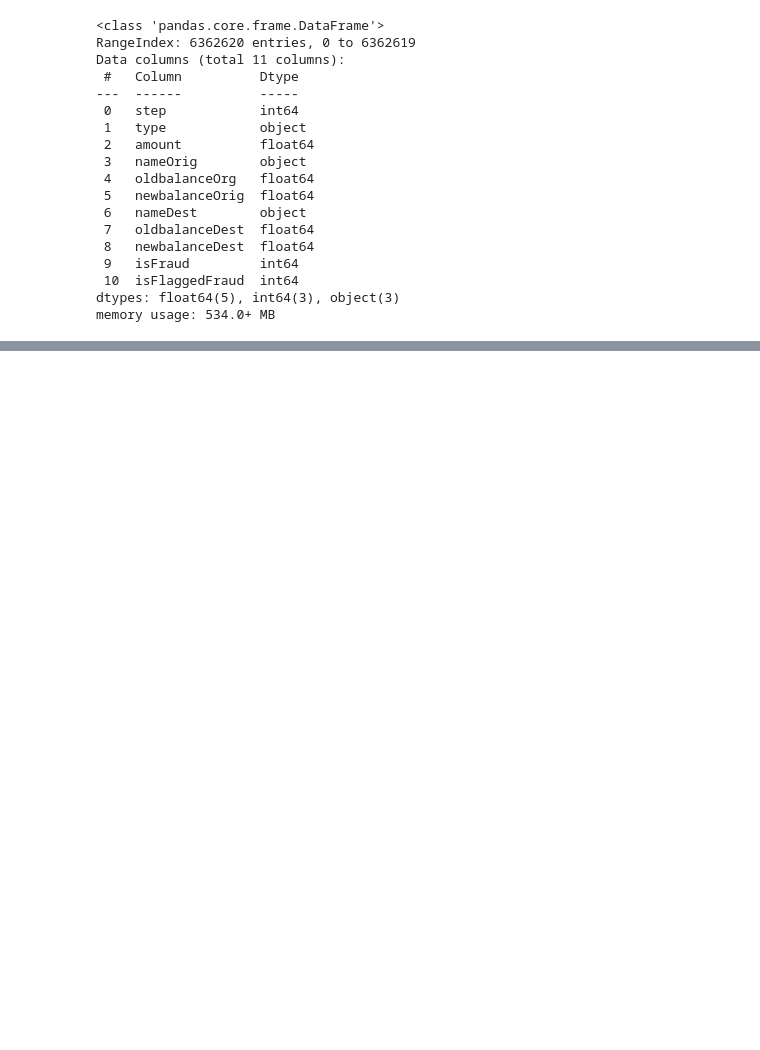
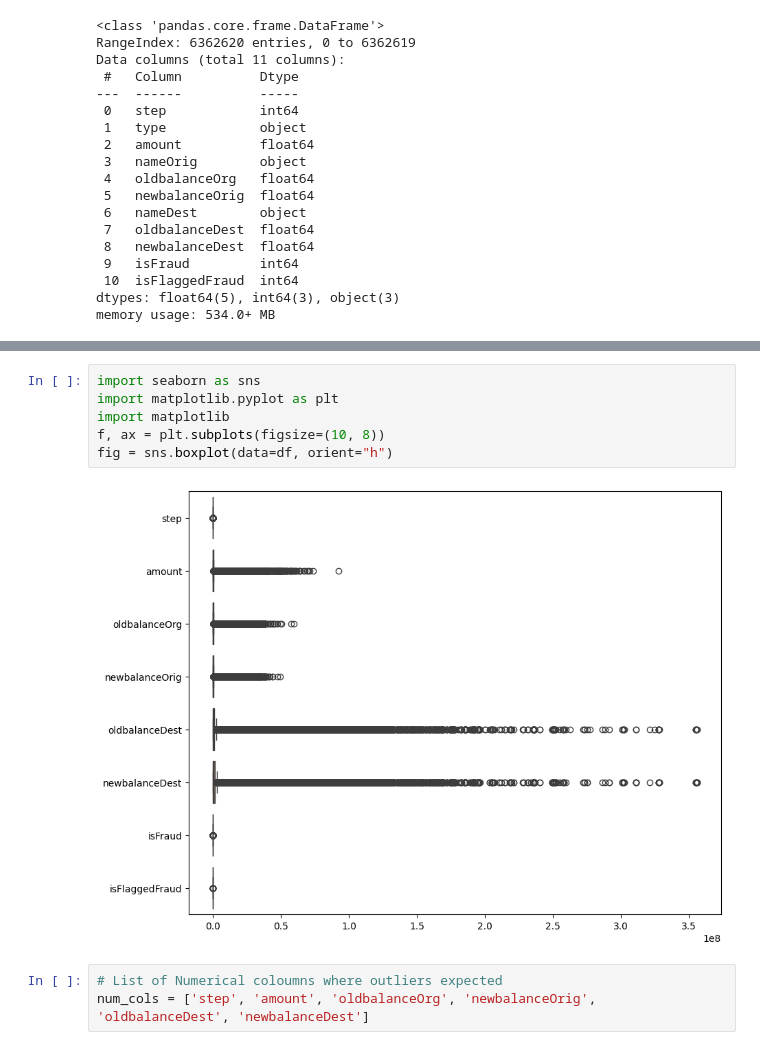
Before and after one commit to Subodhtiwari2003/Online-Payment-Fraud-Detection, a Jupyter notebook: online-payment-fraud-detection.ipynb, the cells around one changed output, grey strips where cells are left out. Saved outputs shown, nothing was run; the diff lists cells and outputs as text; blank space fills up the shorter version.

```diff
--- a/online-payment-fraud-detection.ipynb
+++ b/online-payment-fraud-detection.ipynb
@@ -37,0 +75,11 @@ memory usage: 534.0+ MB
+# %%
+import seaborn as sns
+import matplotlib.pyplot as plt
+import matplotlib
+f, ax = plt.subplots(figsize=(10, 8))
+fig = sns.boxplot(data=df, orient="h")
+# %% [output]
+[figure, added]
+# %%
+# List of Numerical coloumns where outliers expected
+num_cols = ['step', 'amount', 'oldbalanceOrg', 'newbalanceOrig', 'oldbalanceDest', 'newbalanceDest']
```
Also changed, not shown: parts of 3 cells of this notebook.
